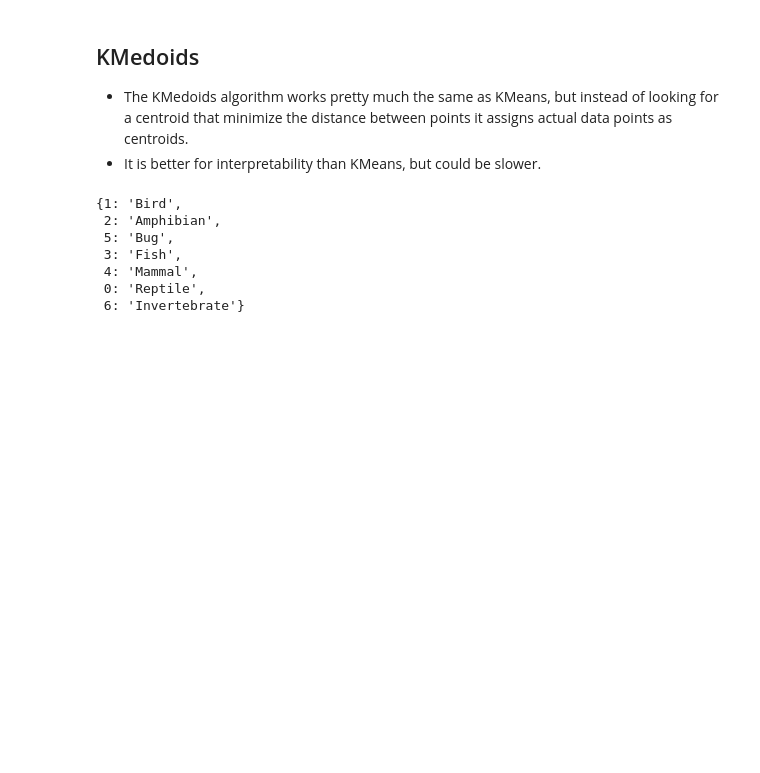
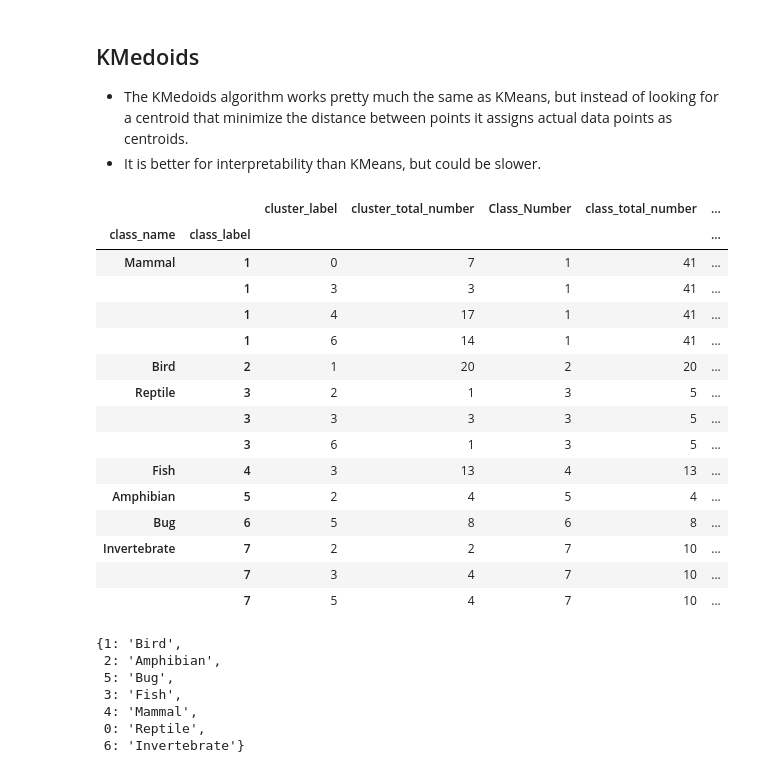
Before and after one commit to ffaundezcab/animal_classification, a Jupyter notebook: notebooks/model.ipynb, the cells around one changed output. Cells and saved outputs as stored; diff of their text form; code cells hidden in the pictures; blank space fills up the shorter version.

```diff
--- a/notebooks/model.ipynb
+++ b/notebooks/model.ipynb
@@ -230,6 +246,25 @@ yhat, comp_table, dmatrix, gb_clusters, assignment, assignment_new_label, centro
                                                                                            labels,
                                                                                            dict_class_types,
                                                                                            class_label, create_centroids=[True, None])
+# %%
+comp_table
+# %% [output]
+|  |  | cluster_label | cluster_total_number | Class_Number | class_total_number | ... |
+| class_name | class_label |  |  |  |  | ... |
+| Mammal | 1 | 0 | 7 | 1 | 41 | ... |
+|  | 1 | 3 | 3 | 1 | 41 | ... |
+|  | 1 | 4 | 17 | 1 | 41 | ... |
+|  | 1 | 6 | 14 | 1 | 41 | ... |
+| Bird | 2 | 1 | 20 | 2 | 20 | ... |
+| Reptile | 3 | 2 | 1 | 3 | 5 | ... |
+|  | 3 | 3 | 3 | 3 | 5 | ... |
+|  | 3 | 6 | 1 | 3 | 5 | ... |
+| Fish | 4 | 3 | 13 | 4 | 13 | ... |
+| Amphibian | 5 | 2 | 4 | 5 | 4 | ... |
+| Bug | 6 | 5 | 8 | 6 | 8 | ... |
+| Invertebrate | 7 | 2 | 2 | 7 | 10 | ... |
+|  | 7 | 3 | 4 | 7 | 10 | ... |
+|  | 7 | 5 | 4 | 7 | 10 | ... |
 # %%
 assignment
 # %% [output]
```
Also changed, not shown: parts of 3 cells of this notebook, 9 other files.
